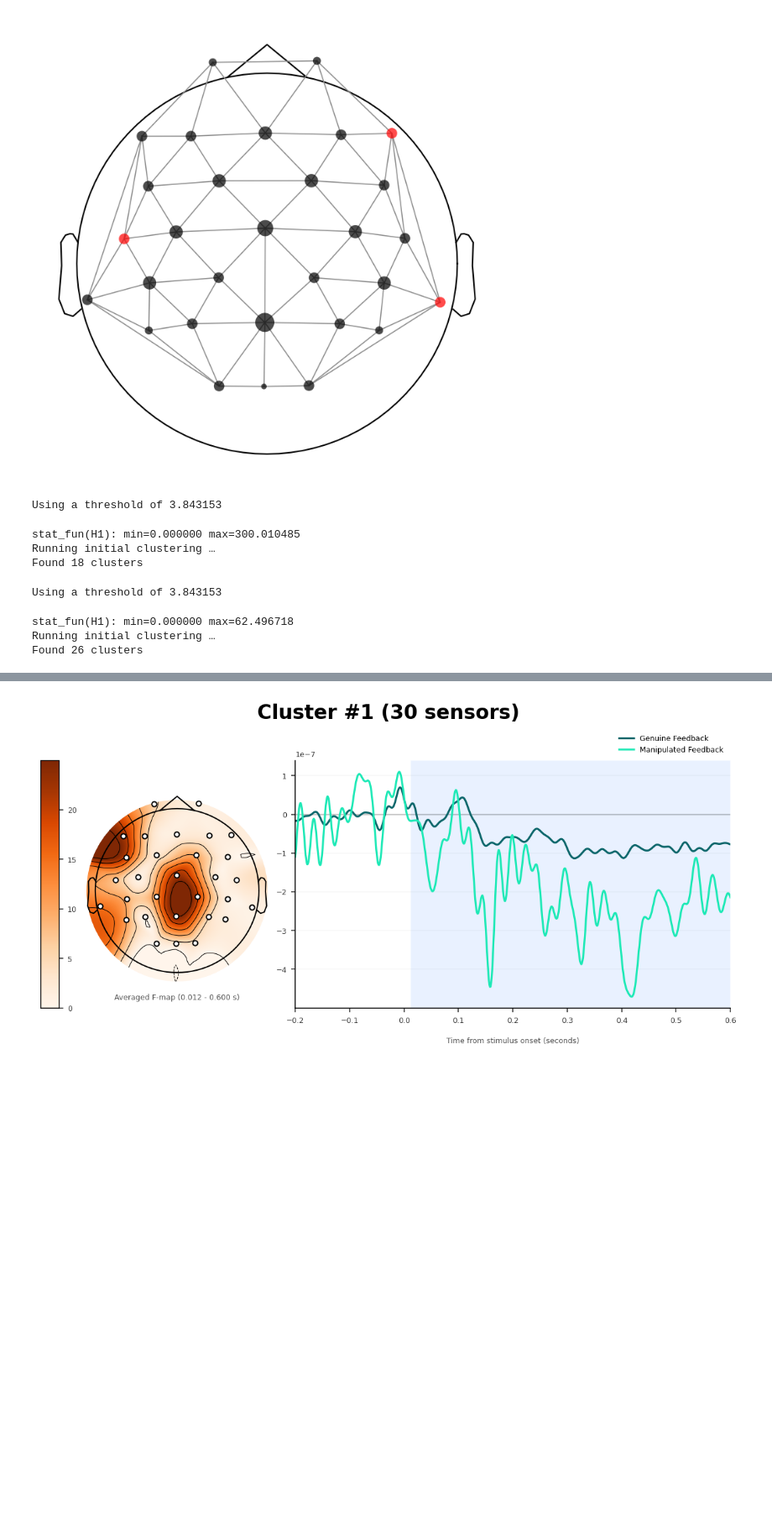
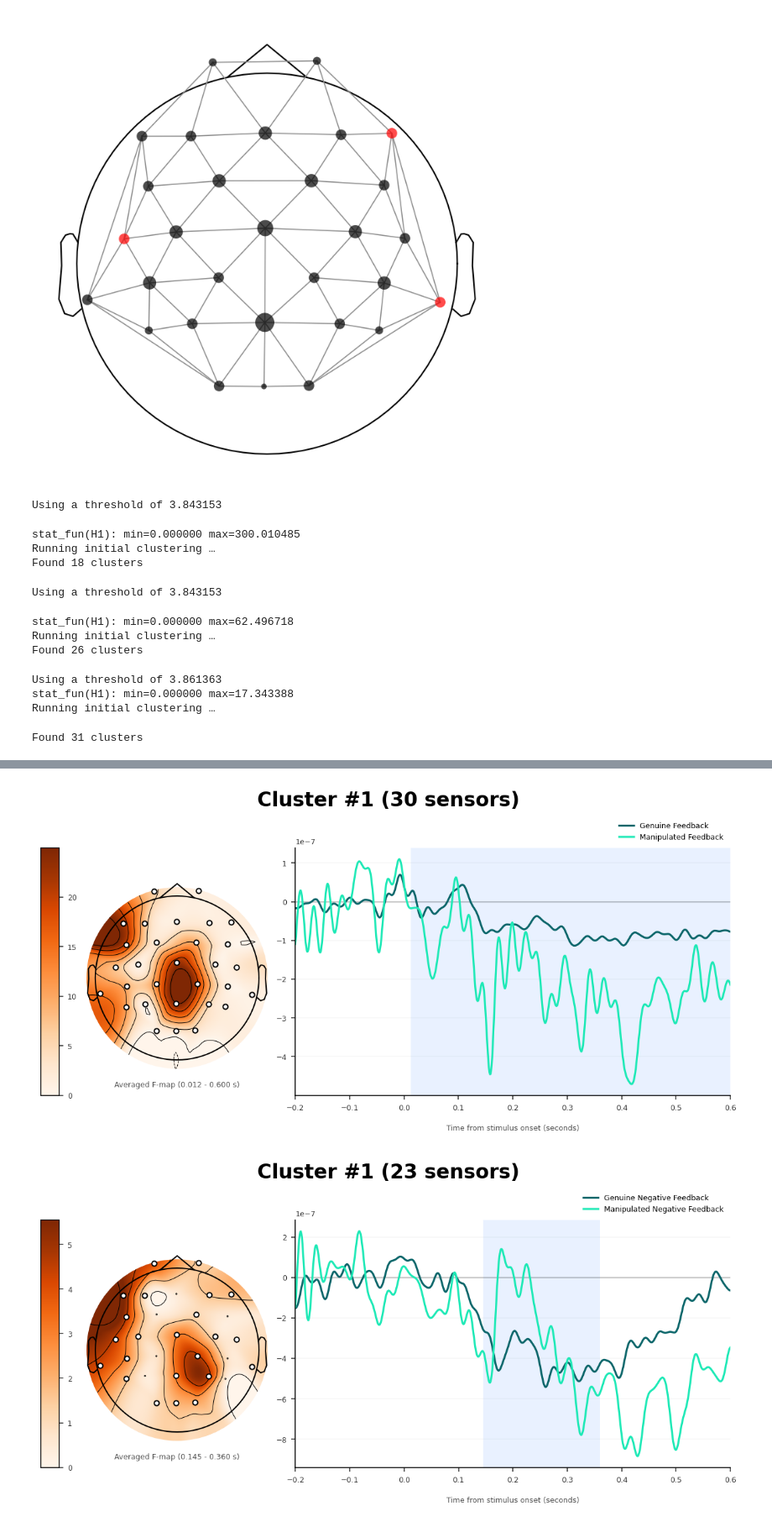
Before and after one commit to dlundgaard/AuthorshipArtifice, a Jupyter notebook: analysis/analysis_EEG.ipynb, the cells around one changed output, grey strips where cells are left out. Shown at 84% size. Drawn from its saved outputs; the diff is of its cells as text; code cells hidden in the pictures; blank space fills up the shorter version.

Commit message:
added cluster-based permutation contrast of genuine negative feedback from genuine positive feedback

```diff
--- a/analysis/analysis_EEG.ipynb
+++ b/analysis/analysis_EEG.ipynb
@@ -90,7 +90,6 @@ def perform_cluster_permutation(conditions, p_threshold = 0.05):
     F_obs, clusters, p_values, H0 = mne.stats.spatio_temporal_cluster_test(
         X = transposed_data,
         n_permutations=500,
-        tail = 0,
         adjacency=adjacency,
         seed=69,
         n_jobs=-1,
@@ -151,31 +150,43 @@ def perform_cluster_permutation(conditions, p_threshold = 0.05):
                 facecolor="C6",
                 alpha=0.1
             )
 
-            plt.tight_layout()
+        plt.tight_layout()
 
 perform_cluster_permutation(
     conditions = {
         "Positive Feedback": ("correct", "error rectified"),
         "Negative Feedback": ("incorrect", "error inserted")
     },
     p_threshold = 0.05
 )
 perform_cluster_permutation(
     conditions = {
         "Genuine Feedback": ("correct", "incorrect"),
         "Manipulated Feedback": ("error inserted", "error rectified")
     },
     p_threshold = 0.05
 )
+perform_cluster_permutation(
+    conditions = {
+        "Genuine Negative Feedback": ("incorrect"),
+        "Manipulated Negative Feedback": ("error inserted")
+    },
+    p_threshold = 0.05
+)
 # %% [output]
 Using a threshold of 3.843153
 stat_fun(H1): min=0.000000 max=300.010485
 Running initial clustering …
 Found 18 clusters
 Using a threshold of 3.843153
 stat_fun(H1): min=0.000000 max=62.496718
 Running initial clustering …
 Found 26 clusters
+Using a threshold of 3.861363
+stat_fun(H1): min=0.000000 max=17.343388
+Running initial clustering …
+Found 31 clusters
 [figure]
 [figure]
+[figure, added]
```
Also changed, not shown: parts of 1 cell of this notebook.
